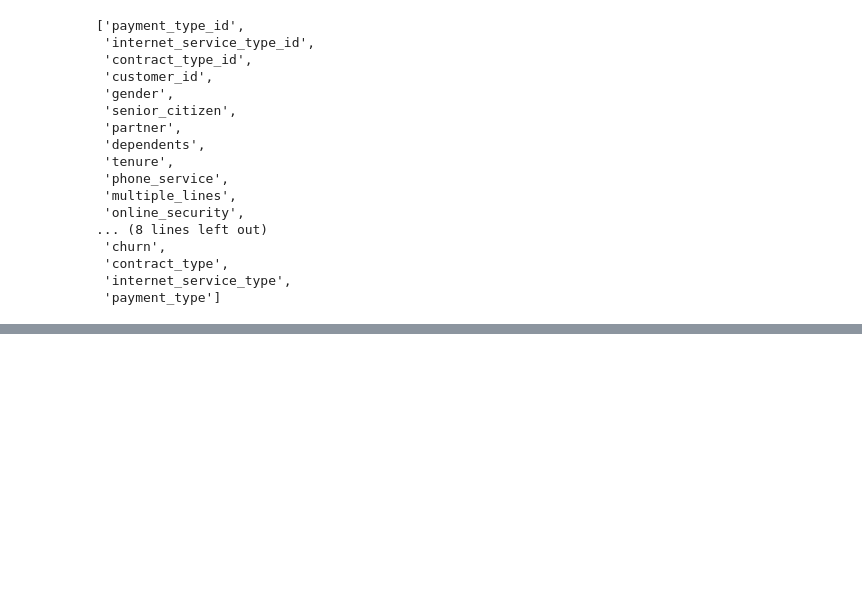
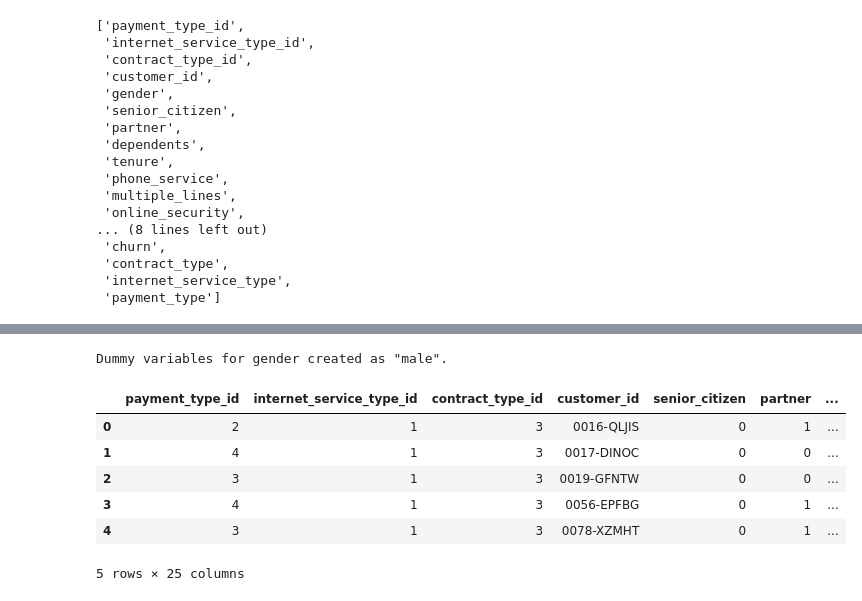
Before and after one commit to carlgriffin57/telco_churn_project, a Jupyter notebook: initial.ipynb, the cells around one changed output, grey strips where cells are left out. Drawn from its saved outputs; the diff is of its cells as text; code cells hidden in the pictures; blank space fills up the shorter version.

```diff
--- a/initial.ipynb
+++ b/initial.ipynb
@@ -124,0 +273,22 @@ telco_df.columns.to_list()
+# %%
+telco_df['churn'] = (telco_df['churn'] == 'Yes').astype(int)
+# %%
+df_dummies = pd.get_dummies(telco_df.gender, drop_first=True)
+# %%
+telco_df = pd.concat([telco_df, df_dummies],axis=1)
+
+    # Drop the column, we do not need the string version of gender
+telco_df = telco_df.drop('gender', axis=1)
+print('Dummy variables for gender created as "male".')
+# %% [output]
+Dummy variables for gender created as "male".
+# %%
+telco_df.head()
+# %% [output]
+|  | payment_type_id | internet_service_type_id | contract_type_id | customer_id | senior_citizen | partner | ... |
+| 0 | 2 | 1 | 3 | 0016-QLJIS | 0 | 1 | ... |
+| 1 | 4 | 1 | 3 | 0017-DINOC | 0 | 0 | ... |
+| 2 | 3 | 1 | 3 | 0019-GFNTW | 0 | 0 | ... |
+| 3 | 4 | 1 | 3 | 0056-EPFBG | 0 | 1 | ... |
+| 4 | 3 | 1 | 3 | 0078-XZMHT | 0 | 1 | ... |
+5 rows × 25 columns
```
Also changed, not shown: parts of 19 cells of this notebook.
